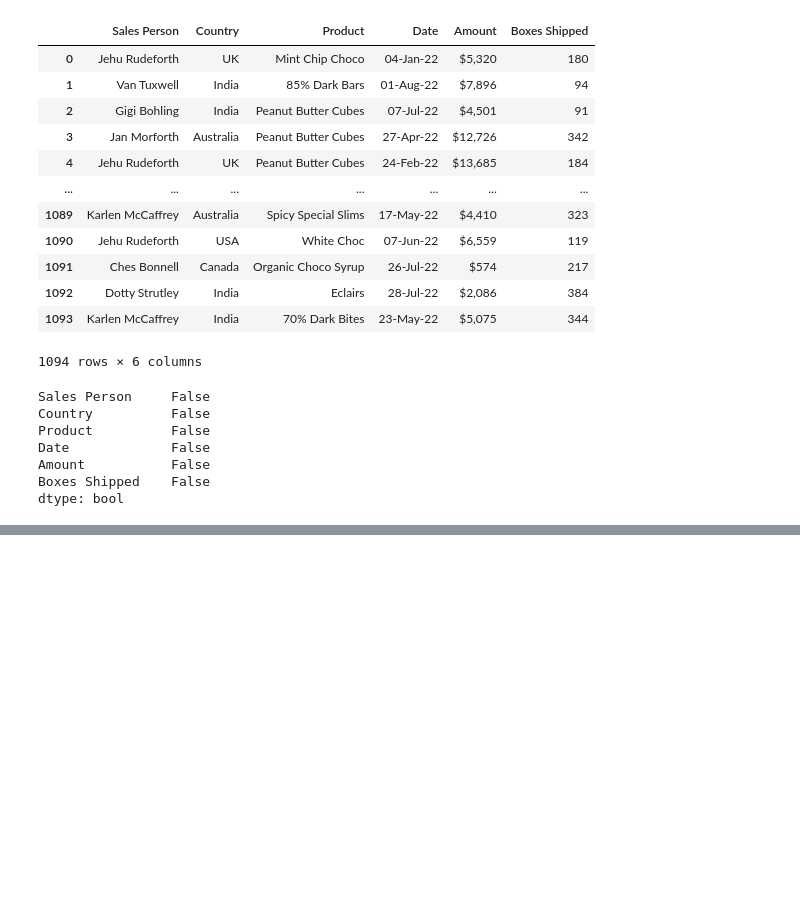
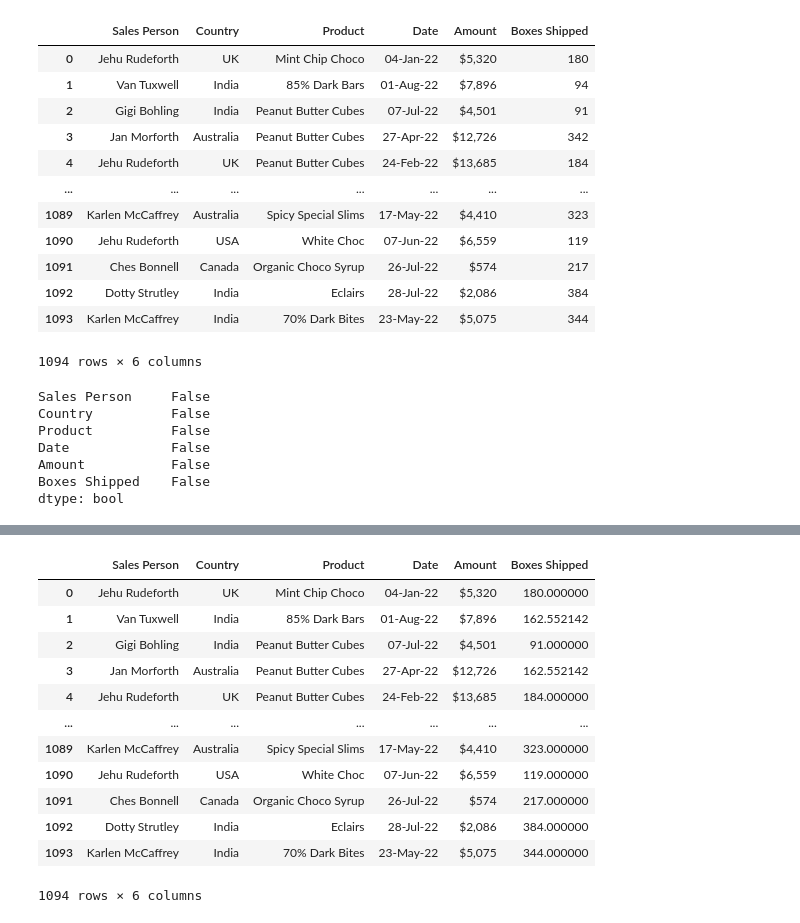
Before and after one commit to halitkalayci/gyk-ai, a Jupyter notebook: pandas_example.ipynb, the cells around one changed output, grey strips where cells are left out. Saved outputs shown, nothing was run; the diff lists cells and outputs as text; code cells hidden in the pictures; blank space fills up the shorter version.

```diff
--- a/pandas_example.ipynb
+++ b/pandas_example.ipynb
@@ -436,0 +493,2 @@ dtype: bool
+# %%
+df4["Country"] = df4["Country"].fillna( df4["Country"].mode()[0] )
@@ -436,0 +505,17 @@ dtype: bool
+# %%
+df4["Boxes Shipped"].fillna(df4["Boxes Shipped"].mean(), inplace=True)
+df4
+# %% [output]
+|  | Sales Person | Country | Product | Date | Amount | Boxes Shipped |
+| 0 | Jehu Rudeforth | UK | Mint Chip Choco | 04-Jan-22 | $5,320 | 180.000000 |
+| 1 | Van Tuxwell | India | 85% Dark Bars | 01-Aug-22 | $7,896 | 162.552142 |
+| 2 | Gigi Bohling | India | Peanut Butter Cubes | 07-Jul-22 | $4,501 | 91.000000 |
+| 3 | Jan Morforth | Australia | Peanut Butter Cubes | 27-Apr-22 | $12,726 | 162.552142 |
+| 4 | Jehu Rudeforth | UK | Peanut Butter Cubes | 24-Feb-22 | $13,685 | 184.000000 |
+| ... | ... | ... | ... | ... | ... | ... |
+| 1089 | Karlen McCaffrey | Australia | Spicy Special Slims | 17-May-22 | $4,410 | 323.000000 |
+| 1090 | Jehu Rudeforth | USA | White Choc | 07-Jun-22 | $6,559 | 119.000000 |
+| 1091 | Ches Bonnell | Canada | Organic Choco Syrup | 26-Jul-22 | $574 | 217.000000 |
+| 1092 | Dotty Strutley | India | Eclairs | 28-Jul-22 | $2,086 | 384.000000 |
+| 1093 | Karlen McCaffrey | India | 70% Dark Bites | 23-May-22 | $5,075 | 344.000000 |
+1094 rows × 6 columns
```
Also changed, not shown: parts of 11 cells of this notebook, 1 other file.
